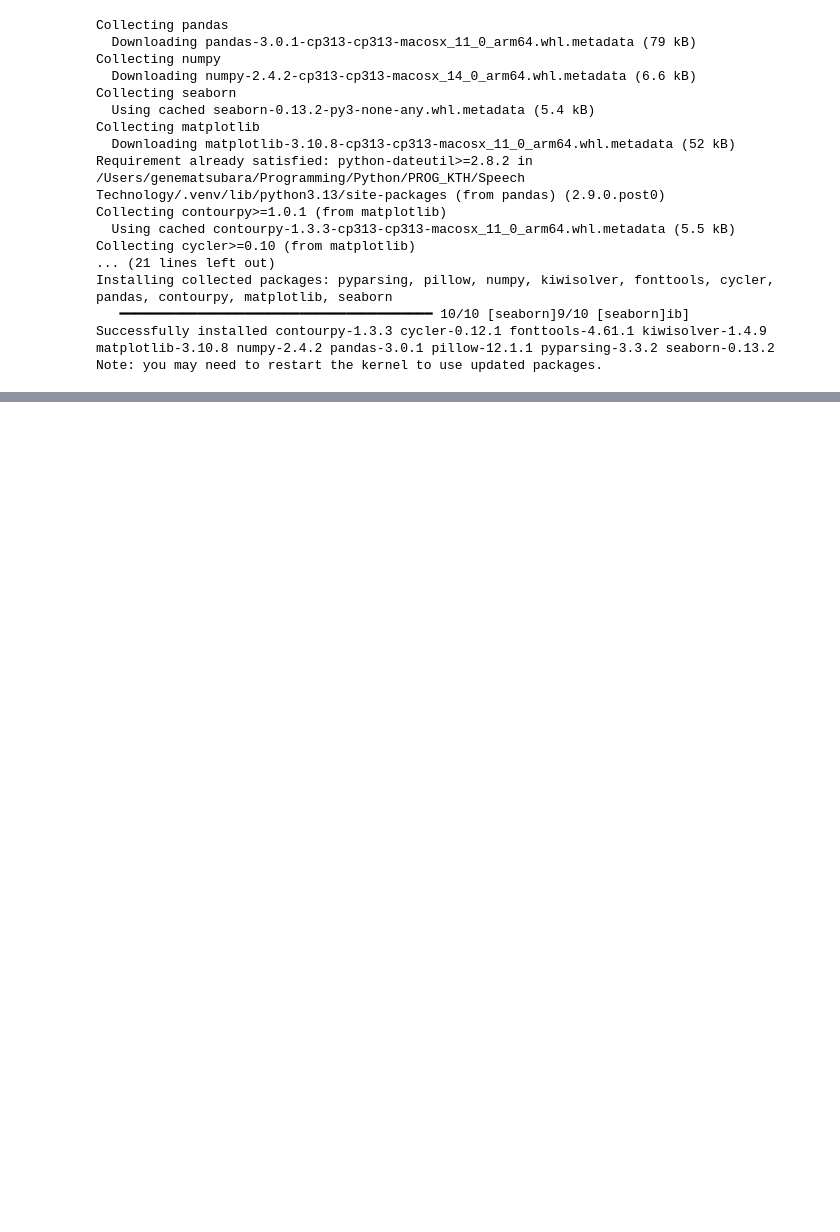
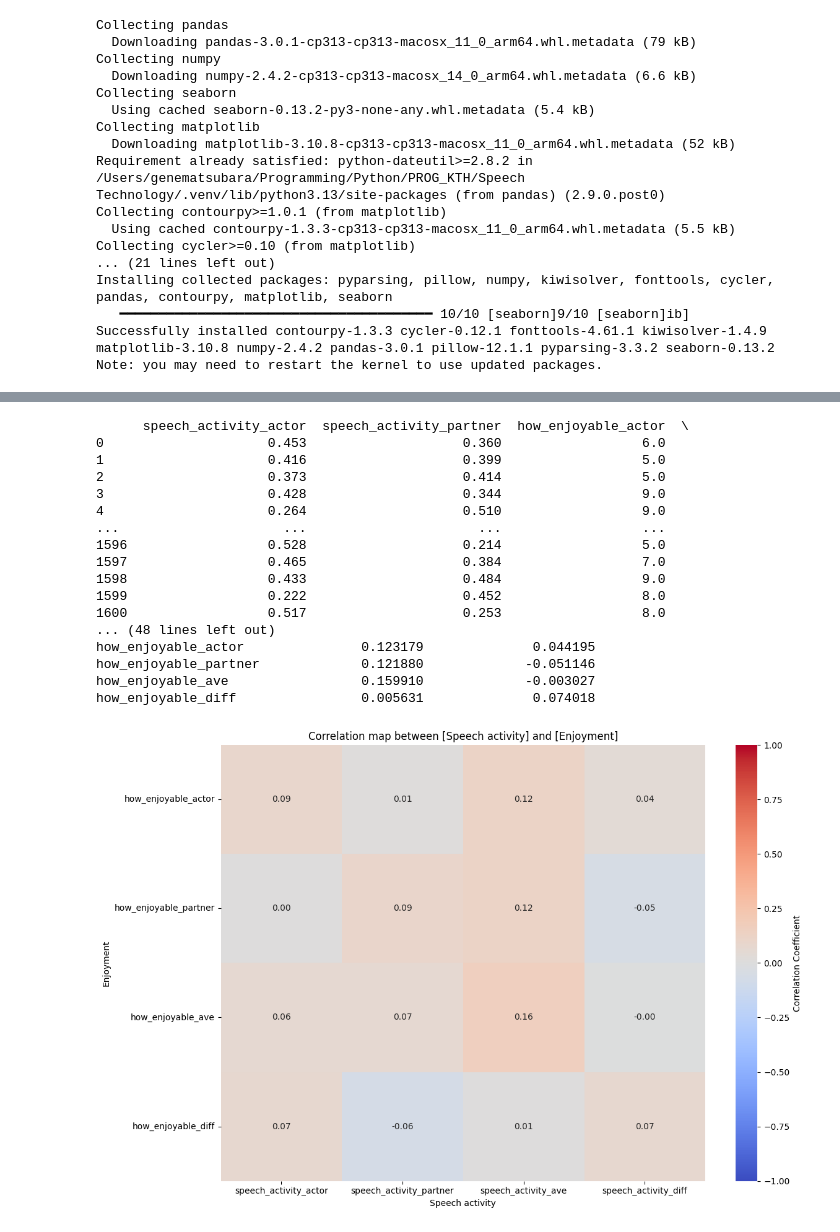
Before and after one commit to anamtzbarbosa/CANDOR_enjoyment, a Jupyter notebook: notebooks/SpeechActivity.ipynb, the cells around one changed output, grey strips where cells are left out. Drawn from its saved outputs; the diff is of its cells as text; code cells hidden in the pictures; blank space fills up the shorter version.

```diff
--- a/notebooks/SpeechActivity.ipynb
+++ b/notebooks/SpeechActivity.ipynb
@@ -25,4 +25,5 @@ Successfully installed contourpy-1.3.3 cycler-0.12.1 fonttools-4.61.1 kiwisolver
 Note: you may need to restart the kernel to use updated packages.
 # %%
 # Read csv
-df = pd.read_csv('../data/raw/candor_dataset_clean.csv')
+df = pd.read_csv('../data/processed/candor_dataset_clean.csv')
+print(df)
@@ -28,0 +48,63 @@ df = pd.read_csv('../data/raw/candor_dataset_clean.csv')
+# %%
+# Make a pair dataset by deleting the lines with the same call_id
+df_pair = df.drop_duplicates(subset=['call_id'])
+df_pair = df_pair.reset_index(drop=True)
+
+# Extract necessary parameters:
+df_subset = df_pair.filter(
+  items=['speech_activity_actor', 'speech_activity_partner', 'how_enjoyable_actor', 'how_enjoyable_partner']
+  )
+
+# Add other columns
+df_subset['speech_activity_ave'] = (df_subset['speech_activity_actor'] + df_subset['speech_activity_partner'])/2
+df_subset['speech_activity_diff'] = df_subset['speech_activity_actor'] - df_subset['speech_activity_partner']
+df_subset['speech_activity_abs'] = abs(df_subset['speech_activity_diff'])
+
+df_subset['how_enjoyable_ave'] = (df_subset['how_enjoyable_actor'] + df_subset['how_enjoyable_partner'])/2
+df_subset['how_enjoyable_diff'] = df_subset['how_enjoyable_actor'] - df_subset['how_enjoyable_partner']
+df_subset['how_enjoyable_abs'] = abs(df_subset['how_enjoyable_diff'])
+
+print(df_subset)
+
+# Make a 4×4 correlation map
+src_cols = ['speech_activity_actor', 'speech_activity_partner', 'speech_activity_ave', 'speech_activity_diff']
+tar_cols = ['how_enjoyable_actor', 'how_enjoyable_partner', 'how_enjoyable_ave', 'how_enjoyable_diff']
+corr_subset = df_subset.corr().loc[tar_cols, src_cols]
+print(corr_subset)
+
+plt.figure(figsize=(12,8))
+sns.heatmap(
+  corr_subset,
+  annot=True,
+  cmap='coolwarm',
+  fmt=".2f",
+  vmin=-1, vmax=1,
+  center=0,
+  cbar_kws={"label": "Correlation Coefficient"}
+)
+
+plt.title("Correlation map between [Speech activity] and [Enjoyment]")
+plt.xlabel("Speech activity")
+plt.ylabel("Enjoyment")
+
+plt.tight_layout()
+plt.show()
+# %% [output]
+      speech_activity_actor  speech_activity_partner  how_enjoyable_actor  \
+0                     0.453                    0.360                  6.0
+1                     0.416                    0.399                  5.0
+2                     0.373                    0.414                  5.0
+3                     0.428                    0.344                  9.0
+4                     0.264                    0.510                  9.0
+...                     ...                      ...                  ...
+1596                  0.528                    0.214                  5.0
+1597                  0.465                    0.384                  7.0
+1598                  0.433                    0.484                  9.0
+1599                  0.222                    0.452                  8.0
+1600                  0.517                    0.253                  8.0
+... (48 lines left out)
+how_enjoyable_actor               0.123179              0.044195
+how_enjoyable_partner             0.121880             -0.051146
+how_enjoyable_ave                 0.159910             -0.003027
+how_enjoyable_diff                0.005631              0.074018
+[figure, added]
```
Also changed, not shown: parts of 2 cells of this notebook.
